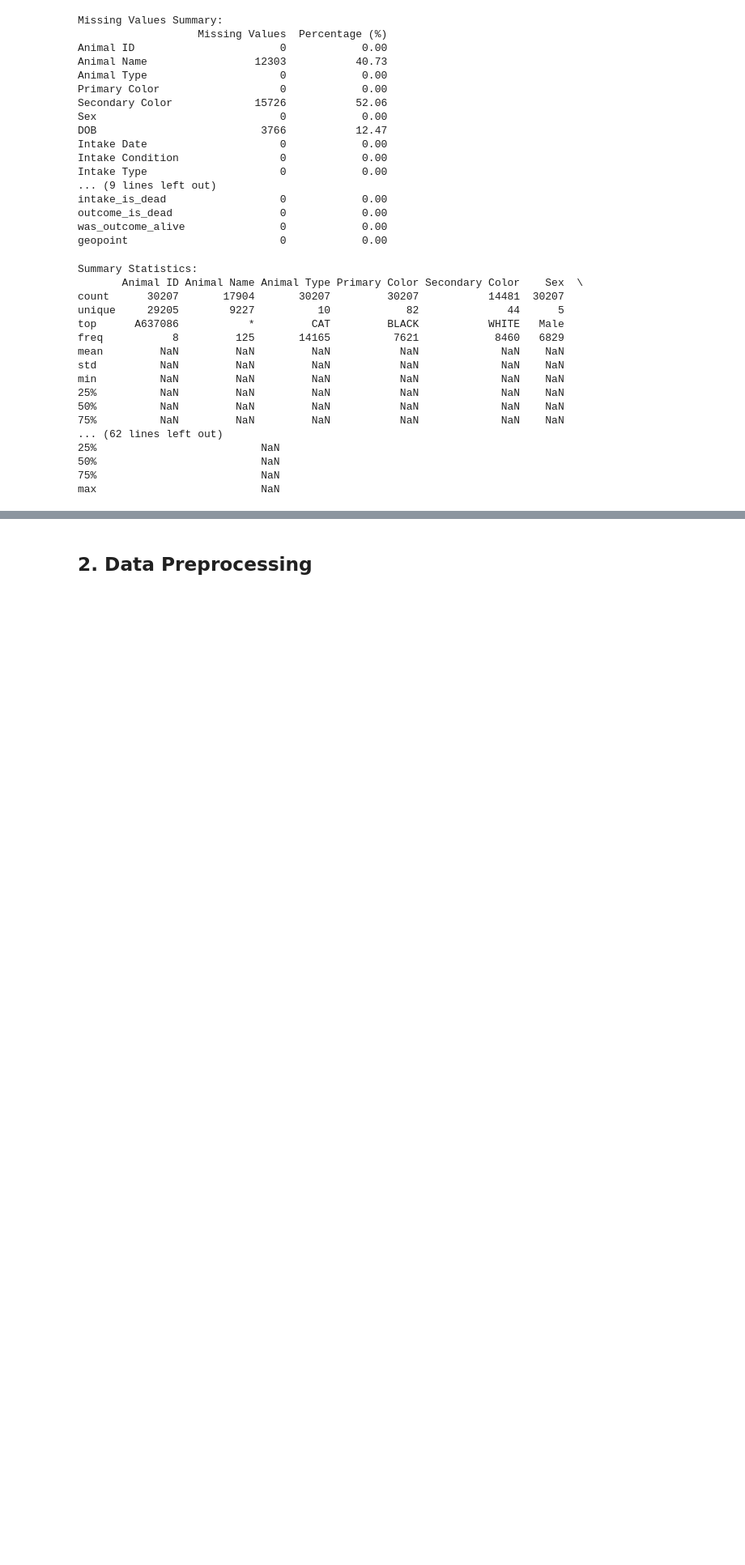
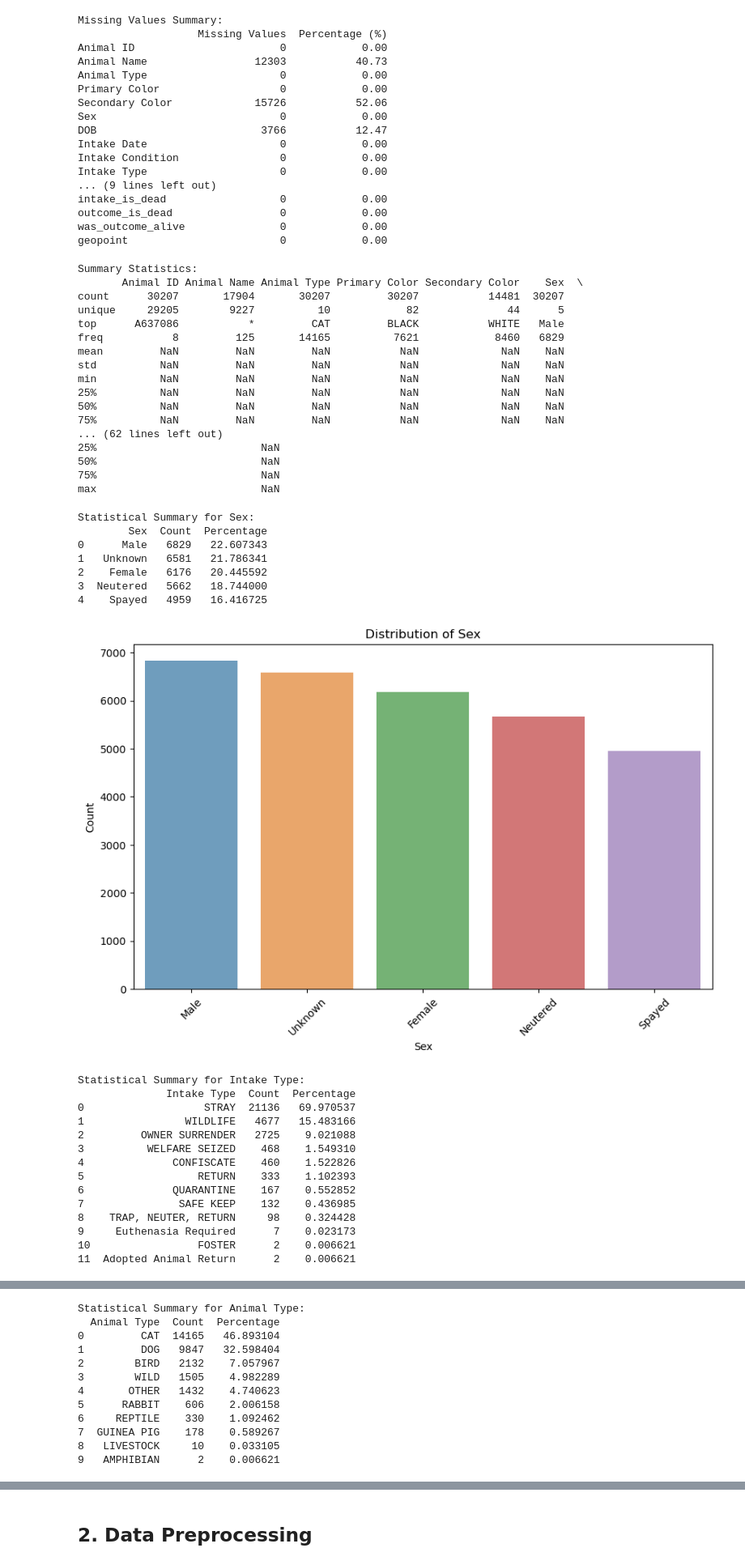
Before and after one commit to Kush-T/CompVis, a Jupyter notebook: Project1/IE6600_Project1.ipynb, the cells around one changed output, grey strips where cells are left out. Shown: that part at 81% size. Saved outputs shown, nothing was run; the diff lists cells and outputs as text; code cells hidden in the pictures; blank space fills up the shorter version.

Commit message:
added statistical summary

```diff
--- a/Project1/IE6600_Project1.ipynb
+++ b/Project1/IE6600_Project1.ipynb
@@ -90,0 +125,46 @@ max                          NaN
+# %%
+# Generating statistical summaries for some important variables
+categorical_vars = ["Sex", "Intake Type", "Outcome Type", "Animal Type"]
+
+# Create a summary table and visualize the distribution
+for var in categorical_vars:
+    # Compute count and percentage
+    count_data = df[var].value_counts().reset_index()
+    count_data.columns = [var, 'Count']
+    count_data['Percentage'] = (count_data['Count'] / count_data['Count'].sum()) * 100
+
+    # Display summary
+    print(f"\nStatistical Summary for {var}:")
+    print(count_data)
+
+    # Plot count distribution
+    plt.figure(figsize=(10, 6))
+    sns.barplot(data=count_data, x=var, y="Count", hue=var, legend=False, alpha=0.7)  # Assign hue to fix the warning
+    plt.xticks(rotation=45)
+    plt.title(f"Distribution of {var}")
+    plt.ylabel("Count")
+    plt.xlabel(var)
+    plt.show()
+# %% [output]
+Statistical Summary for Sex:
+        Sex  Count  Percentage
+0      Male   6829   22.607343
+1   Unknown   6581   21.786341
+2    Female   6176   20.445592
+3  Neutered   5662   18.744000
+4    Spayed   4959   16.416725
+[figure, added]
+Statistical Summary for Intake Type:
+              Intake Type  Count  Percentage
+0                   STRAY  21136   69.970537
+1                WILDLIFE   4677   15.483166
+2         OWNER SURRENDER   2725    9.021088
+3          WELFARE SEIZED    468    1.549310
+4              CONFISCATE    460    1.522826
+5                  RETURN    333    1.102393
+6              QUARANTINE    167    0.552852
+7               SAFE KEEP    132    0.436985
+8    TRAP, NEUTER, RETURN     98    0.324428
+9     Euthenasia Required      7    0.023173
+10                 FOSTER      2    0.006621
+11  Adopted Animal Return      2    0.006621
@@ -90,0 +193,12 @@ max                          NaN
+Statistical Summary for Animal Type:
+  Animal Type  Count  Percentage
+0         CAT  14165   46.893104
+1         DOG   9847   32.598404
+2        BIRD   2132    7.057967
+3        WILD   1505    4.982289
+4       OTHER   1432    4.740623
+5      RABBIT    606    2.006158
+6     REPTILE    330    1.092462
+7  GUINEA PIG    178    0.589267
+8   LIVESTOCK     10    0.033105
+9   AMPHIBIAN      2    0.006621
```
Also changed, not shown: parts of 15 cells of this notebook, 2 other files.
